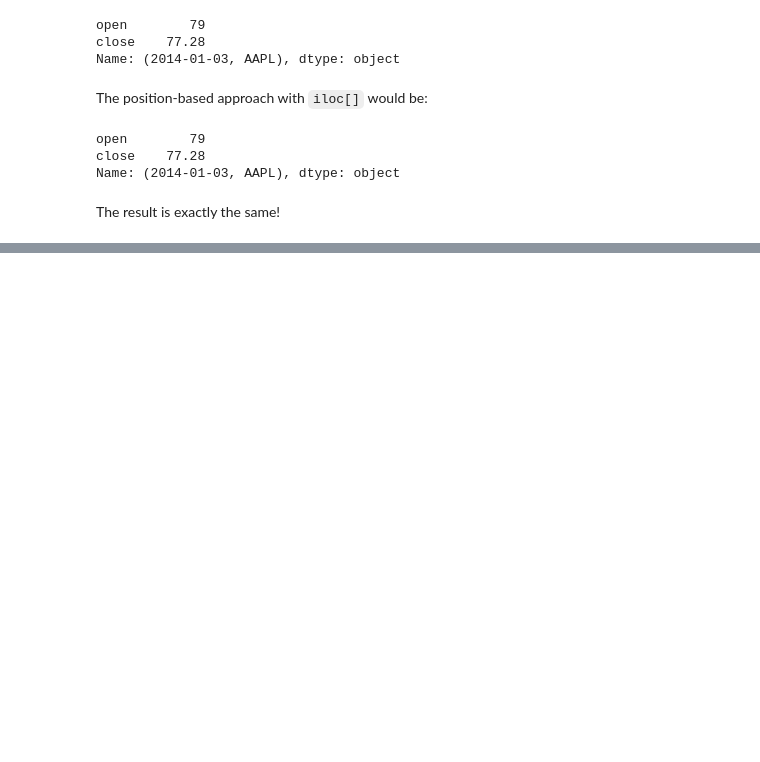
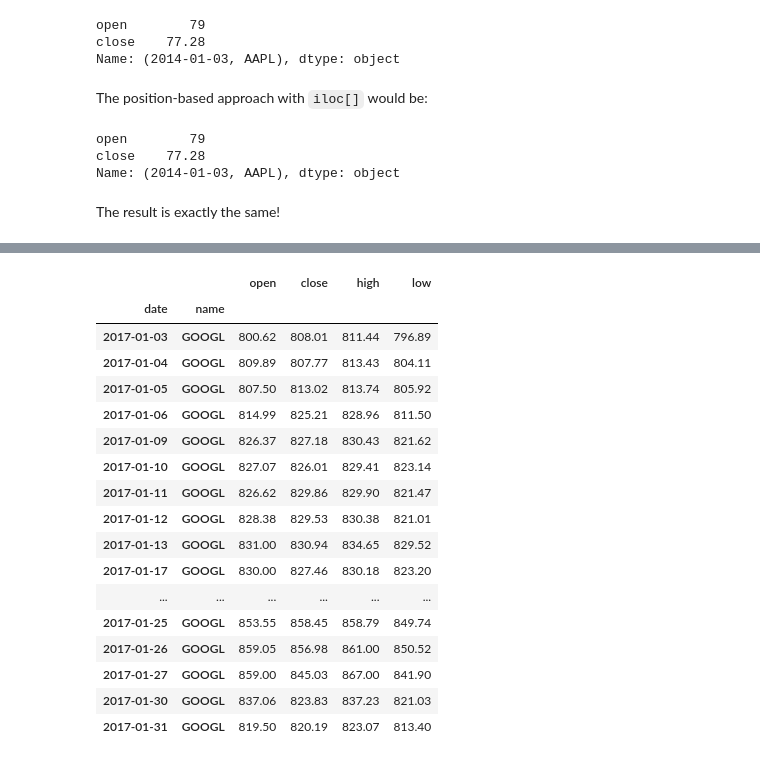
Before and after one commit to jgabunilas/pandas-bootcamp, a Jupyter notebook: Section7_Going_Multidimensional/Section7_Going_Multidimensional.ipynb, the cells around one changed output, grey strips where cells are left out. Cells and saved outputs as stored; diff of their text form; code cells hidden in the pictures; blank space fills up the shorter version.

```diff
--- a/Section7_Going_Multidimensional/Section7_Going_Multidimensional.ipynb
+++ b/Section7_Going_Multidimensional/Section7_Going_Multidimensional.ipynb
@@ -323,0 +404,21 @@ The result is exactly the same!
+# %%
+tech.loc[(slice('2017-01-03','2017-01-31'), 'GOOGL'),'open':"low"]
+# %% [output]
+|  |  | open | close | high | low |
+| date | name |  |  |  |  |
+| 2017-01-03 | GOOGL | 800.62 | 808.01 | 811.44 | 796.89 |
+| 2017-01-04 | GOOGL | 809.89 | 807.77 | 813.43 | 804.11 |
+| 2017-01-05 | GOOGL | 807.50 | 813.02 | 813.74 | 805.92 |
+| 2017-01-06 | GOOGL | 814.99 | 825.21 | 828.96 | 811.50 |
+| 2017-01-09 | GOOGL | 826.37 | 827.18 | 830.43 | 821.62 |
+| 2017-01-10 | GOOGL | 827.07 | 826.01 | 829.41 | 823.14 |
+| 2017-01-11 | GOOGL | 826.62 | 829.86 | 829.90 | 821.47 |
+| 2017-01-12 | GOOGL | 828.38 | 829.53 | 830.38 | 821.01 |
+| 2017-01-13 | GOOGL | 831.00 | 830.94 | 834.65 | 829.52 |
+| 2017-01-17 | GOOGL | 830.00 | 827.46 | 830.18 | 823.20 |
+| ... | ... | ... | ... | ... | ... |
+| 2017-01-25 | GOOGL | 853.55 | 858.45 | 858.79 | 849.74 |
+| 2017-01-26 | GOOGL | 859.05 | 856.98 | 861.00 | 850.52 |
+| 2017-01-27 | GOOGL | 859.00 | 845.03 | 867.00 | 841.90 |
+| 2017-01-30 | GOOGL | 837.06 | 823.83 | 837.23 | 821.03 |
+| 2017-01-31 | GOOGL | 819.50 | 820.19 | 823.07 | 813.40 |
```
Also changed, not shown: parts of 26 cells of this notebook.
